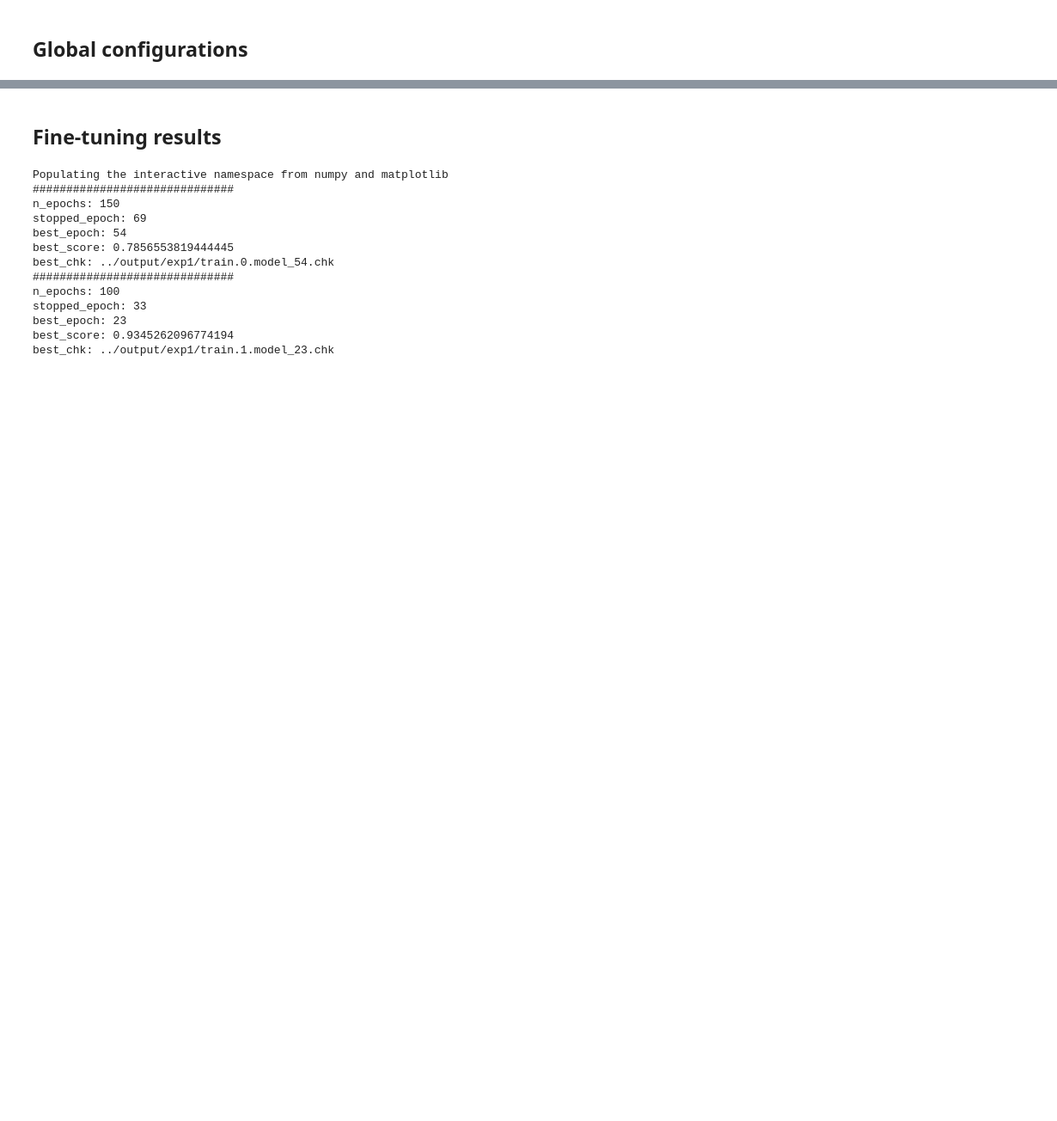
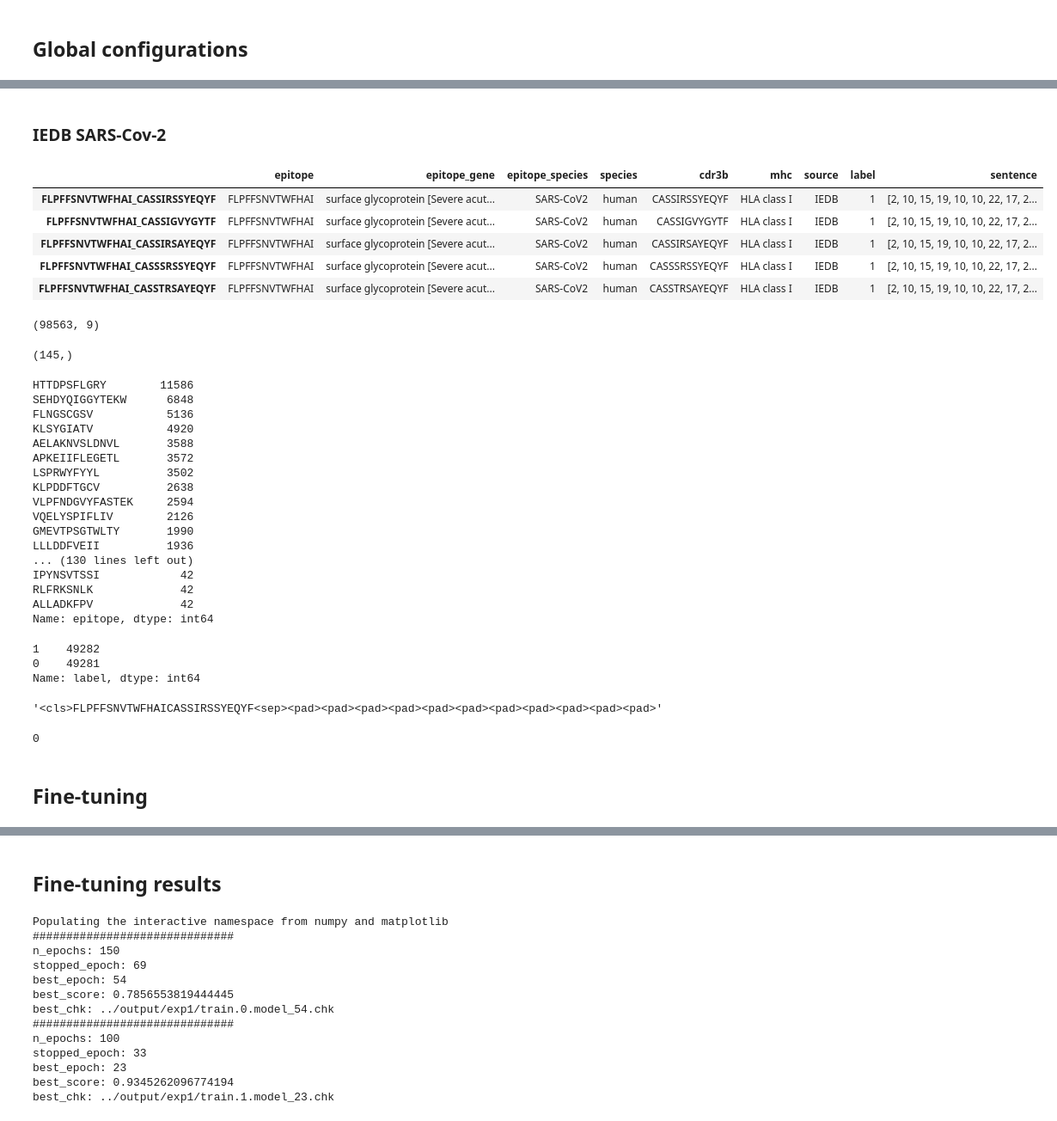
Before and after one commit to luseedbio/TCRBert, a Jupyter notebook: notebook/exp1.ipynb, the cells around one changed output, grey strips where cells are left out. Shown at 86% size. Drawn from its saved outputs; the diff is of its cells as text; code cells hidden in the pictures; blank space fills up the shorter version.

```diff
--- a/notebook/exp1.ipynb
+++ b/notebook/exp1.ipynb
@@ -98,0 +152,46 @@ display(exp_conf)
+# %% [markdown]
+### IEDB SARS-Cov-2
+# %%
+train_ds = TCREpitopeSentenceDataset.from_key('iedb_sars2')
+train_df = train_ds.df_enc
+
+display(train_df.head(), train_df.shape)
+tmp = train_df.epitope.value_counts()
+display(tmp.shape, tmp)
+display(train_df.label.value_counts())
+display(''.join(train_ds.encoder.to_tokens(train_df['sentence'].iloc[0])))
+
+np.count_nonzero(train_df[CN.epitope] == 'YLQPRTFLL')
+# %% [output]
+|  | epitope | epitope_gene | epitope_species | species | cdr3b | mhc | source | label | sentence |
+| FLPFFSNVTWFHAI_CASSIRSSYEQYF | FLPFFSNVTWFHAI | surface glycoprotein [Severe acut... | SARS-CoV2 | human | CASSIRSSYEQYF | HLA class I | IEDB | 1 | [2, 10, 15, 19, 10, 10, 22, 17, 2... |
+| FLPFFSNVTWFHAI_CASSIGVYGYTF | FLPFFSNVTWFHAI | surface glycoprotein [Severe acut... | SARS-CoV2 | human | CASSIGVYGYTF | HLA class I | IEDB | 1 | [2, 10, 15, 19, 10, 10, 22, 17, 2... |
+| FLPFFSNVTWFHAI_CASSIRSAYEQYF | FLPFFSNVTWFHAI | surface glycoprotein [Severe acut... | SARS-CoV2 | human | CASSIRSAYEQYF | HLA class I | IEDB | 1 | [2, 10, 15, 19, 10, 10, 22, 17, 2... |
+| FLPFFSNVTWFHAI_CASSSRSSYEQYF | FLPFFSNVTWFHAI | surface glycoprotein [Severe acut... | SARS-CoV2 | human | CASSSRSSYEQYF | HLA class I | IEDB | 1 | [2, 10, 15, 19, 10, 10, 22, 17, 2... |
+| FLPFFSNVTWFHAI_CASSTRSAYEQYF | FLPFFSNVTWFHAI | surface glycoprotein [Severe acut... | SARS-CoV2 | human | CASSTRSAYEQYF | HLA class I | IEDB | 1 | [2, 10, 15, 19, 10, 10, 22, 17, 2... |
+(98563, 9)
+(145,)
+HTTDPSFLGRY        11586
+SEHDYQIGGYTEKW      6848
+FLNGSCGSV           5136
+KLSYGIATV           4920
+AELAKNVSLDNVL       3588
+APKEIIFLEGETL       3572
+LSPRWYFYYL          3502
+KLPDDFTGCV          2638
+VLPFNDGVYFASTEK     2594
+VQELYSPIFLIV        2126
+GMEVTPSGTWLTY       1990
+LLLDDFVEII          1936
+... (130 lines left out)
+IPYNSVTSSI            42
+RLFRKSNLK             42
+ALLADKFPV             42
+Name: epitope, dtype: int64
+1    49282
+0    49281
+Name: label, dtype: int64
+'<cls>FLPFFSNVTWFHAICASSIRSSYEQYF<sep><pad><pad><pad><pad><pad><pad><pad><pad><pad><pad><pad>'
+0
+# %% [markdown]
+## Fine-tuning
```
Also changed, not shown: parts of 9 cells of this notebook, 3 other files.
